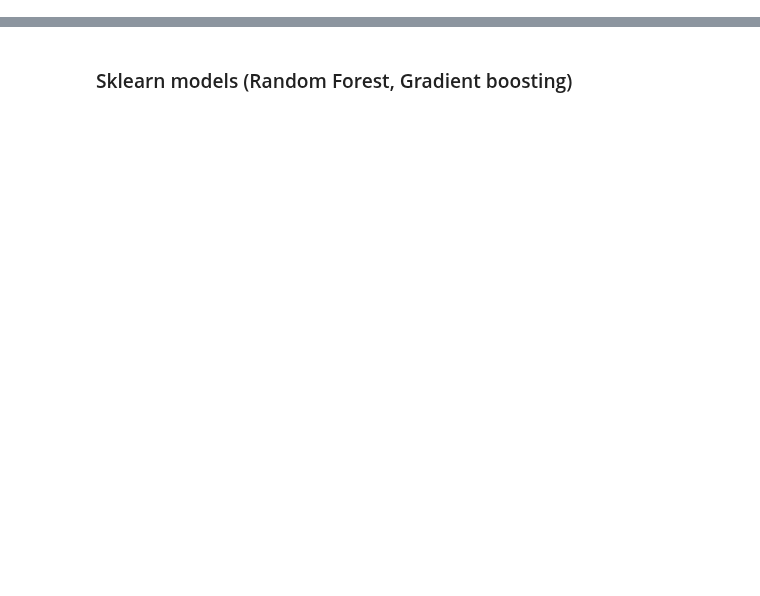
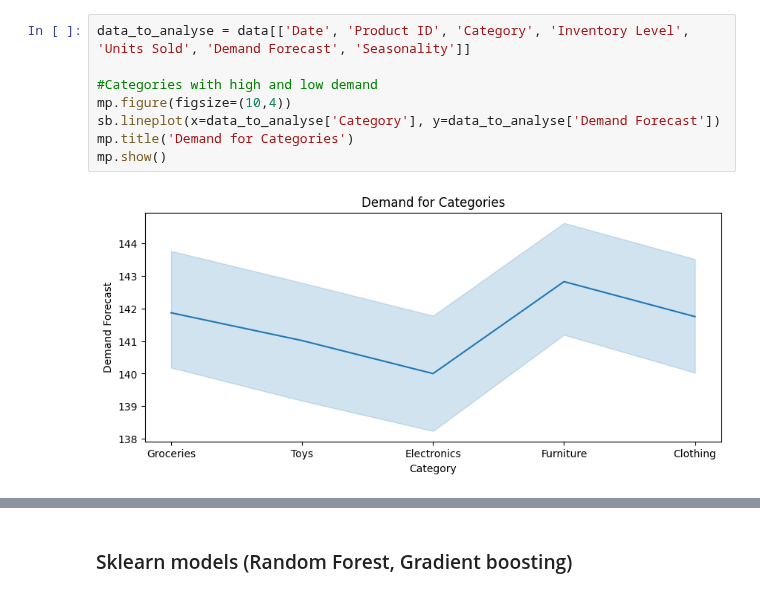
Before and after one commit to RamyaSubramanya/DemandForecasting, a Jupyter notebook: demand_forecasting.ipynb, the cells around one changed output, grey strips where cells are left out. Drawn from its saved outputs; the diff is of its cells as text; blank space fills up the shorter version.

```diff
--- a/demand_forecasting.ipynb
+++ b/demand_forecasting.ipynb
@@ -106,0 +77,10 @@ Converted categorical data into dummies
+# %%
+data_to_analyse = data[['Date', 'Product ID', 'Category', 'Inventory Level', 'Units Sold', 'Demand Forecast', 'Seasonality']]
+
+#Categories with high and low demand
+mp.figure(figsize=(10,4))
+sb.lineplot(x=data_to_analyse['Category'], y=data_to_analyse['Demand Forecast'])
+mp.title('Demand for Categories')
+mp.show()
+# %% [output]
+[figure, added]
```
Also changed, not shown: parts of 33 cells of this notebook, 1 other file.
